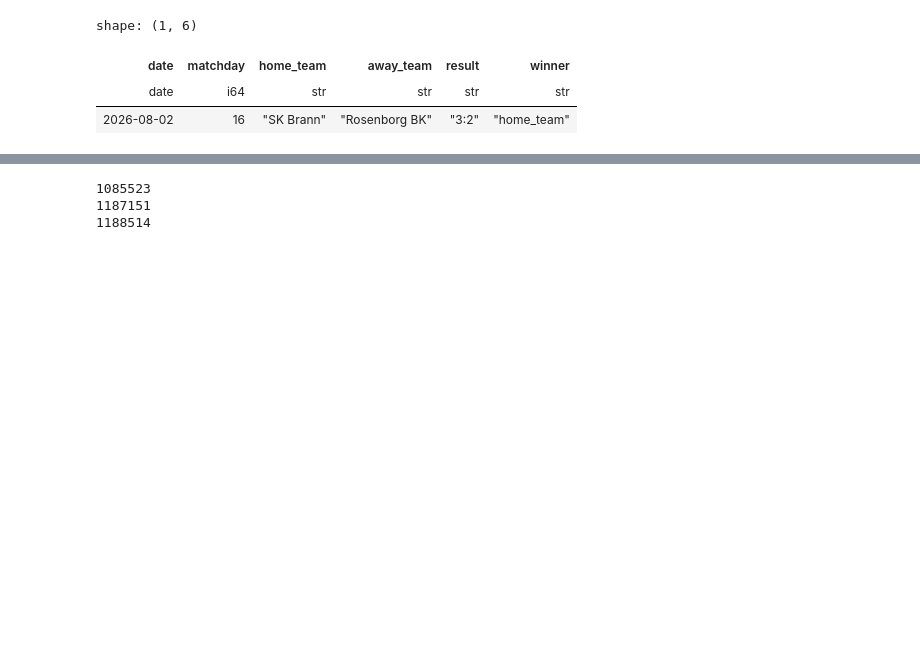
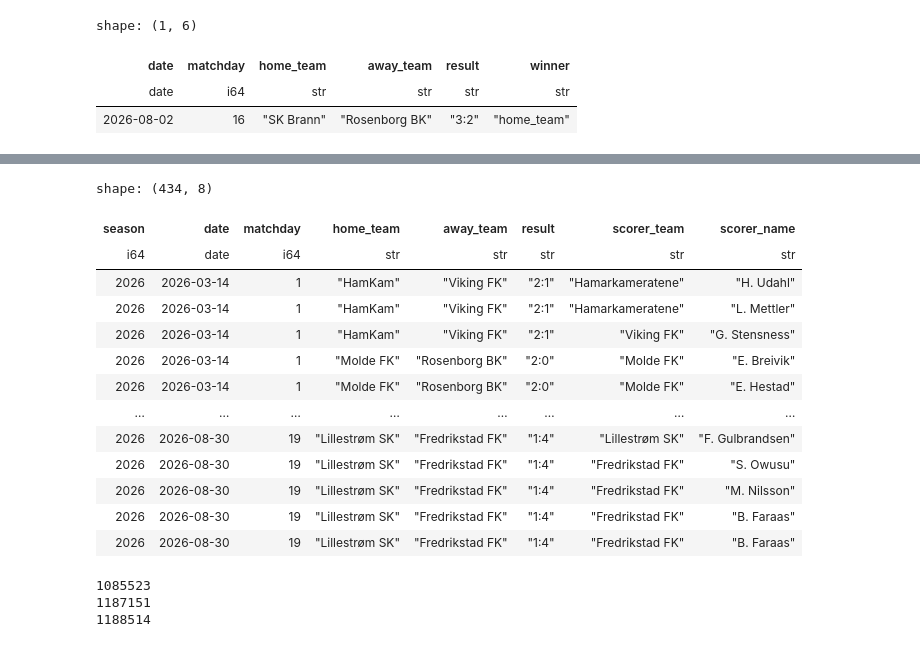
Before and after one commit to PolarsDude/brann_ticket_sales_forecasting, a Jupyter notebook: notebook.ipynb, the cells around one changed output, grey strips where cells are left out. Saved outputs shown, nothing was run; the diff lists cells and outputs as text; code cells hidden in the pictures; blank space fills up the shorter version.

Commit message:
goal scorers

```diff
--- a/notebook.ipynb
+++ b/notebook.ipynb
@@ -92,3 +92,11 @@ shape: (16, 2)
 | 2026 | "Tromsø IL" |
 | 2026 | "Viking FK" |
 | 2026 | "Vålerenga" |
+# %%
+from src.config import ELITESERIEN_SEASONS, SCRAPE_DELAY_SECONDS
+from src.utils import scrape_eliteserien_goal_scorers_for_seasons
+
+goal_scorers = scrape_eliteserien_goal_scorers_for_seasons(
+    seasons=ELITESERIEN_SEASONS,
+    delay_seconds=SCRAPE_DELAY_SECONDS,
+)
@@ -95,3 +121,21 @@ shape: (16, 2)
+# %%
+import polars as pl
+pl.DataFrame(goal_scorers)
+# %% [output]
+shape: (434, 8)
+| season | date | matchday | home_team | away_team | result | scorer_team | scorer_name |
+| i64 | date | i64 | str | str | str | str | str |
+| 2026 | 2026-03-14 | 1 | "HamKam" | "Viking FK" | "2:1" | "Hamarkameratene" | "H. Udahl" |
+| 2026 | 2026-03-14 | 1 | "HamKam" | "Viking FK" | "2:1" | "Hamarkameratene" | "L. Mettler" |
+| 2026 | 2026-03-14 | 1 | "HamKam" | "Viking FK" | "2:1" | "Viking FK" | "G. Stensness" |
+| 2026 | 2026-03-14 | 1 | "Molde FK" | "Rosenborg BK" | "2:0" | "Molde FK" | "E. Breivik" |
+| 2026 | 2026-03-14 | 1 | "Molde FK" | "Rosenborg BK" | "2:0" | "Molde FK" | "E. Hestad" |
+| … | … | … | … | … | … | … | … |
+| 2026 | 2026-08-30 | 19 | "Lillestrøm SK" | "Fredrikstad FK" | "1:4" | "Lillestrøm SK" | "F. Gulbrandsen" |
+| 2026 | 2026-08-30 | 19 | "Lillestrøm SK" | "Fredrikstad FK" | "1:4" | "Fredrikstad FK" | "S. Owusu" |
+| 2026 | 2026-08-30 | 19 | "Lillestrøm SK" | "Fredrikstad FK" | "1:4" | "Fredrikstad FK" | "M. Nilsson" |
+| 2026 | 2026-08-30 | 19 | "Lillestrøm SK" | "Fredrikstad FK" | "1:4" | "Fredrikstad FK" | "B. Faraas" |
+| 2026 | 2026-08-30 | 19 | "Lillestrøm SK" | "Fredrikstad FK" | "1:4" | "Fredrikstad FK" | "B. Faraas" |
 # %%
 available_events = get_available_events()
 # %%
```
Also changed, not shown: parts of 5 cells of this notebook, 5 other files.
